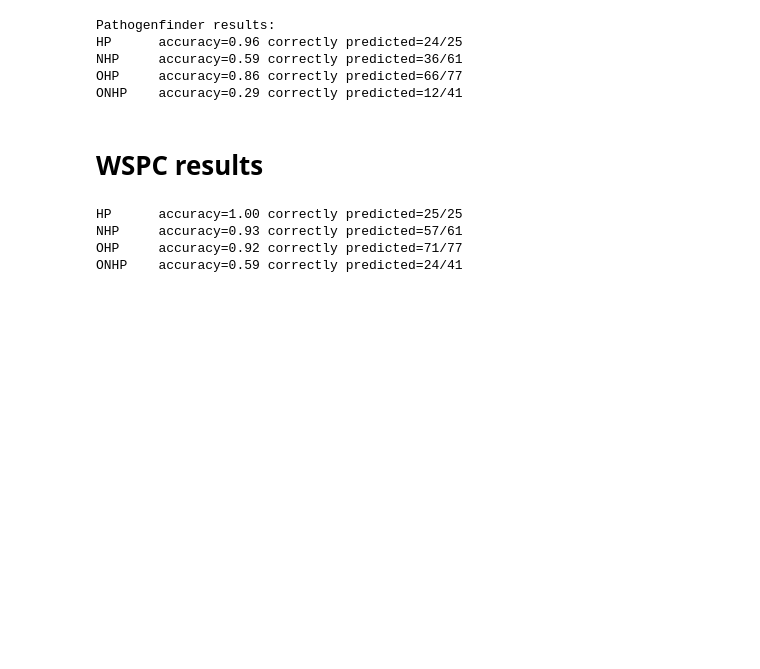
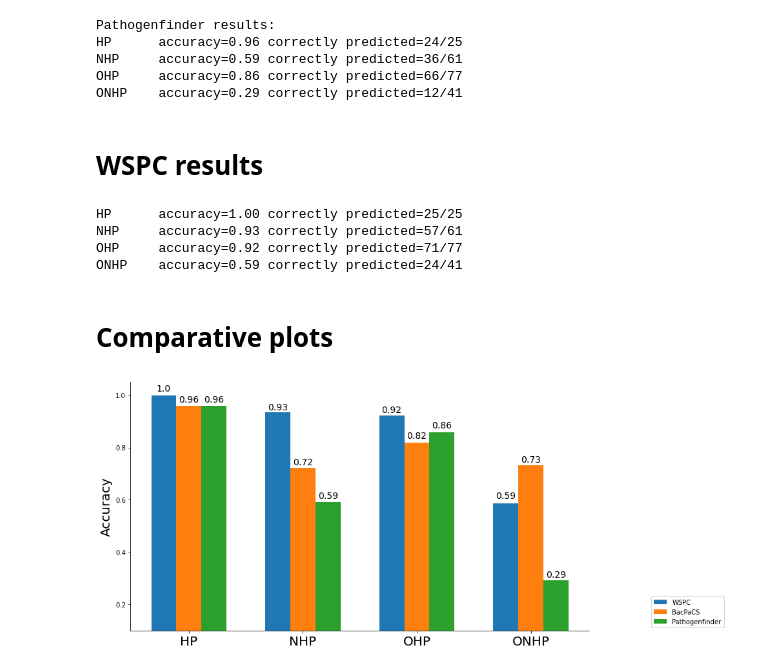
Before and after one commit to shakedna1/wspc_rep, a Jupyter notebook: comp_analysis/comparative_analysis.ipynb, the cells around one changed output. Drawn from its saved outputs; the diff is of its cells as text; code cells hidden in the pictures; blank space fills up the shorter version.

Commit message:
add barplots function to comp_analysis

```diff
--- a/comp_analysis/comparative_analysis.ipynb
+++ b/comp_analysis/comparative_analysis.ipynb
@@ -94,7 +105,7 @@ for name in files:
                         break
 # %%
 print('Pathogenfinder results:')
-calculate_results_per_group(test_genome_verified, pathogenfinder_results)
+pathogenfinder_results = calculate_results_per_group(test_genome_verified, pathogenfinder_results)
 # %% [output]
 Pathogenfinder results:
 HP      accuracy=0.96 correctly predicted=24/25
@@ -106,9 +117,11 @@ ONHP    accuracy=0.29 correctly predicted=12/41
 # %%
 wspc_preds = pd.read_csv('wspc_test_preds.csv', dtype={GENOME_ID: str}).set_index(GENOME_ID)
 # %%
-calculate_results_per_group(test_genome_verified, wspc_preds)
+wspc_results = calculate_results_per_group(test_genome_verified, wspc_preds)
 # %% [output]
 HP      accuracy=1.00 correctly predicted=25/25
 NHP     accuracy=0.93 correctly predicted=57/61
 OHP     accuracy=0.92 correctly predicted=71/77
 ONHP    accuracy=0.59 correctly predicted=24/41
+# %% [markdown]
+# Comparative plots
@@ -114,0 +137,41 @@ ONHP    accuracy=0.59 correctly predicted=24/41
+# %%
+def label_bars(rects, ax):
+    for rect in rects:
+        for label in rect:
+            height = round(label.get_height(),2)
+            ax.annotate('{}'.format(height), xy=(label.get_x() + label.get_width()/2, height),
+                        xytext=(0, 3), textcoords="offset points", ha='center', va='bottom', fontsize=14)
+# %%
+def create_comparative_barplots(results_dicts):
+
+    labels = results_dicts['WSPC'].keys()
+    x = np.arange(len(labels))
+    width = 0.22
+
+    wspc_vals, bacpacs_vals, pathogenfinder_vals = create_vals_arrs(results_dicts, labels)
+
+    fig, ax = plt.subplots(figsize=(14, 6))
+    rects1 = ax.bar(x - 1*(width), wspc_vals, width, label='WSPC')
+    rects2 = ax.bar(x , bacpacs_vals, width, label='BacPaCS')
+    rects3 = ax.bar(x + 1*(width), pathogenfinder_vals, width, label='Pathogenfinder')
+    rects = [rects1, rects2, rects3]
+
+    ax.set_ylabel('Accuracy',  fontsize=20)
+    ax.set_xticks(x)
+    ax.set_xticklabels(labels, fontsize=20)
+    ax.set_ylim([0.1, 1.05])
+    ax.legend(loc='lower right', bbox_to_anchor=(1.3, 0), prop=FontProperties().set_size('xx-large'))
+
+    label_bars(rects, ax)
+
+    fig.tight_layout()
+    plt.grid(False)
+    ax.spines['right'].set_visible(False)
+    ax.spines['top'].set_visible(False)
+
+    plt.savefig('comparative_barplots_newTest_21.4.pdf')
+    plt.show()
+# %%
+create_comparative_barplots({'WSPC': wspc_results, 'BacPaCS': bacpacs_results, 'Pathogenfinder': pathogenfinder_results})
+# %% [output]
+[figure, added]
```
Also changed, not shown: parts of 4 cells of this notebook.
